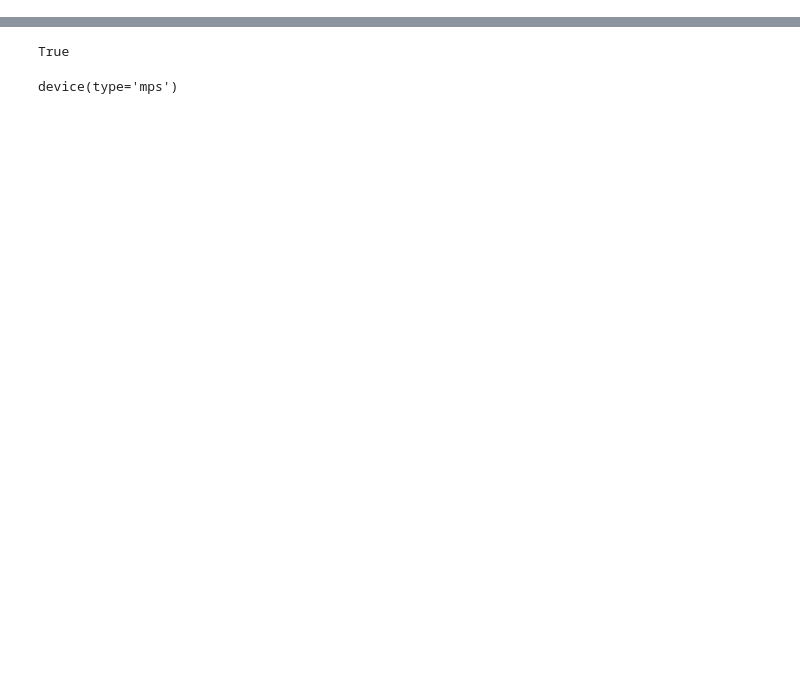
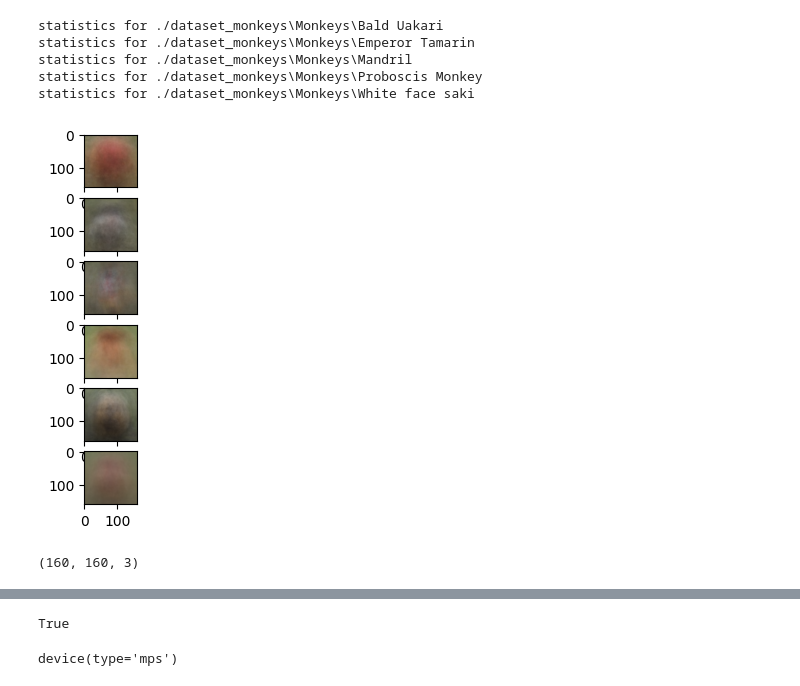
Before and after one commit to Romanomelchenko2001/convents_playground, a Jupyter notebook: Untitled.ipynb, the cells around one changed output, grey strips where cells are left out. Saved outputs shown, nothing was run; the diff lists cells and outputs as text; code cells hidden in the pictures; blank space fills up the shorter version.

```diff
--- a/Untitled.ipynb
+++ b/Untitled.ipynb
@@ -33,0 +115,29 @@ torch.cpu.device_count()
+# %%
+hlist = []
+for classpath in classpaths:
+    print('statistics for %s'%classpath)
+    imgs = os.listdir(classpath)
+    sizes = []
+    for img in imgs:
+        cv2img = cv2.imread(os.path.join(classpath, img))
+
+        sizes.append(cv2img)
+    hlist.append(np.asarray(sizes))
+
+    #print(np.asarray(sizes), np.unique(np.asarray(sizes), return_counts=True))
+# %% [output]
+statistics for ./dataset_monkeys\Monkeys\Bald Uakari
+statistics for ./dataset_monkeys\Monkeys\Emperor Tamarin
+statistics for ./dataset_monkeys\Monkeys\Mandril
+statistics for ./dataset_monkeys\Monkeys\Proboscis Monkey
+statistics for ./dataset_monkeys\Monkeys\White face saki
+# %%
+mean_intens = [h.mean(axis=0) for h in hlist]
+# %%
+fig, axs = plt.subplots(6,1)
+for i, ax in enumerate(axs[:-1]):
+    ax.imshow(mean_intens[i][:, :, ::-1]/255)
+axs[-1].imshow(np.asarray(mean_intens).mean(axis=0)[:, :, ::-1]/255)
+plt.show()
+# %% [output]
+[figure, added]
@@ -33,0 +146,4 @@ torch.cpu.device_count()
+# %%
+mean.shape
+# %% [output]
+(160, 160, 3)
```
Also changed, not shown: parts of 35 cells of this notebook.
